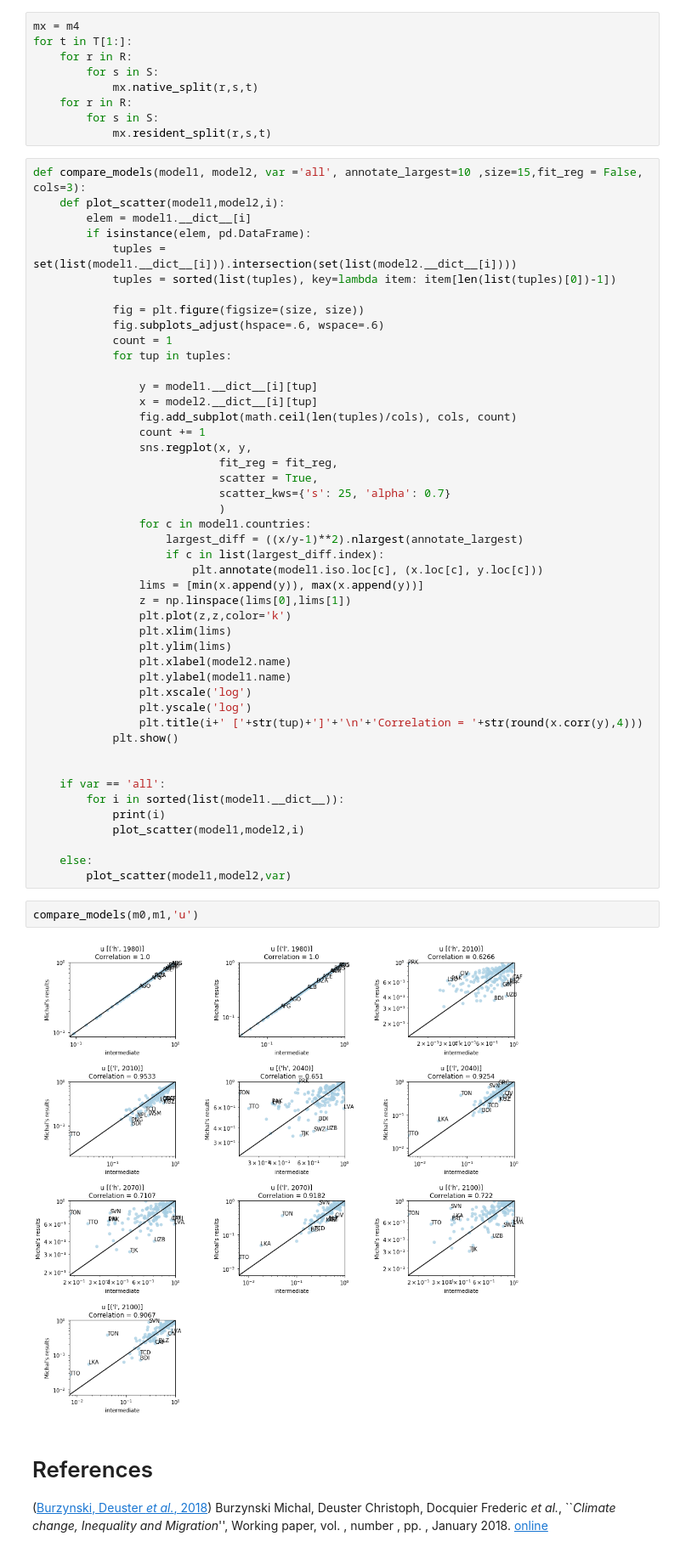
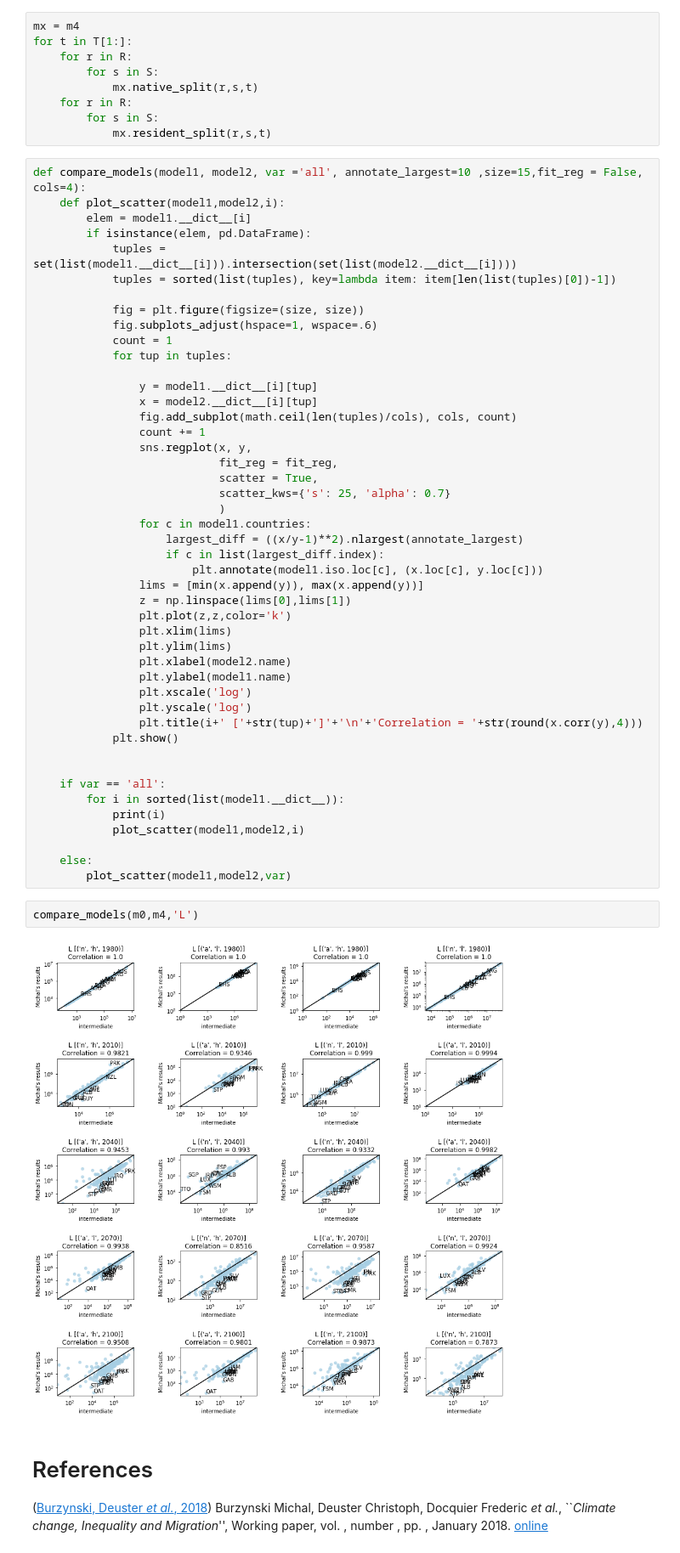
Before and after one commit to hscheewel/GeographyOfClimateMigration, a Jupyter notebook: model.ipynb, the cells around one changed output. Shown: that part at 85% size. Saved outputs shown, nothing was run; the diff lists cells and outputs as text.

```diff
--- a/model.ipynb
+++ b/model.ipynb
@@ -994,7 +994,7 @@ for t in T[1:]:
         for s in S:
             mx.resident_split(r,s,t)
 # %%
-def compare_models(model1, model2, var ='all', annotate_largest=10 ,size=15,fit_reg = False, cols=3):
+def compare_models(model1, model2, var ='all', annotate_largest=10 ,size=15,fit_reg = False, cols=4):
     def plot_scatter(model1,model2,i):
         elem = model1.__dict__[i]
         if isinstance(elem, pd.DataFrame):
@@ -1002,7 +1002,7 @@ def compare_models(model1, model2, var ='all', annotate_largest=10 ,size=15,fit_
             tuples = sorted(list(tuples), key=lambda item: item[len(list(tuples)[0])-1])
 
             fig = plt.figure(figsize=(size, size))
-            fig.subplots_adjust(hspace=.6, wspace=.6)
+            fig.subplots_adjust(hspace=1, wspace=.6)
             count = 1
             for tup in tuples:
 
@@ -1040,9 +1040,9 @@ def compare_models(model1, model2, var ='all', annotate_largest=10 ,size=15,fit_
     else:
         plot_scatter(model1,model2,var)
 # %%
-compare_models(m0,m1,'u')
+compare_models(m0,m4,'L')
 # %% [output]
-[figure, old version]
+[figure, new version]
 # %% [markdown]
 # References
 
```
Also changed, not shown: 1 other file.
